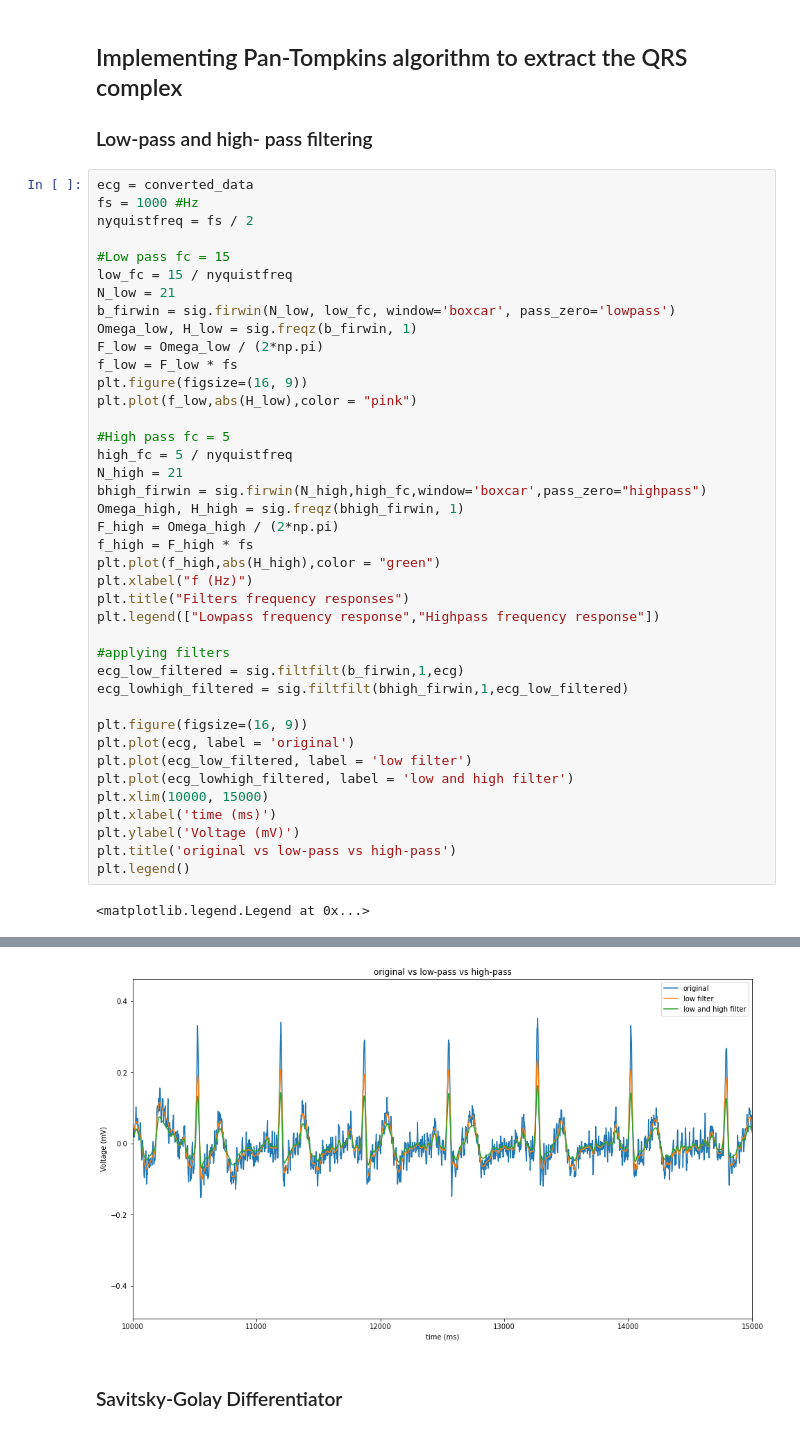
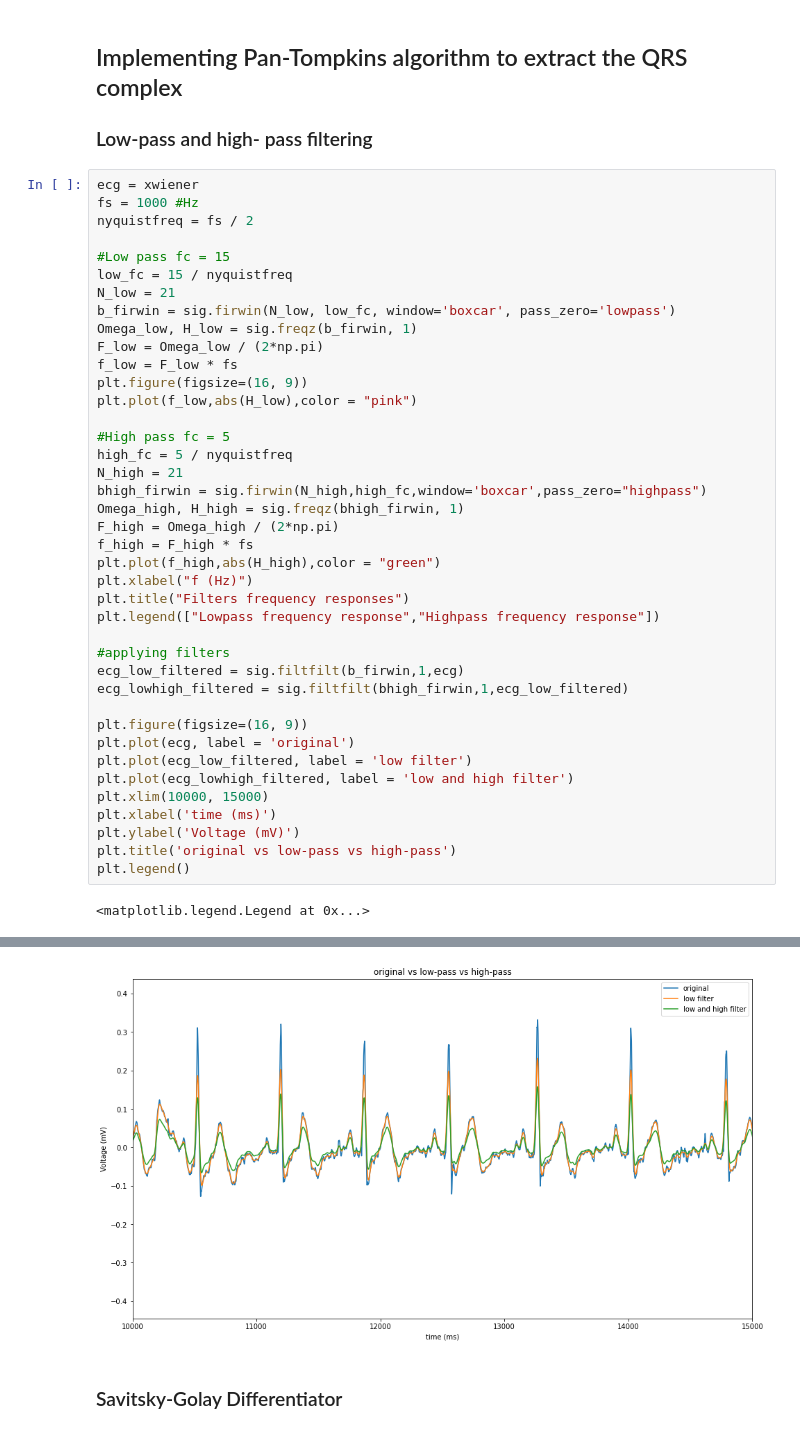
Before and after one commit to sergiogolaya/qrs_complex_detection, a Jupyter notebook: procesado_ecg.ipynb, the cells around one changed output, grey strips where cells are left out. Drawn from its saved outputs; the diff is of its cells as text.

```diff
--- a/procesado_ecg.ipynb
+++ b/procesado_ecg.ipynb
@@ -113,7 +113,7 @@ frecuencia cardiaca = 84.49612403100775
 ## Implementing Pan-Tompkins algorithm to extract the QRS complex
 ### Low-pass and high- pass filtering
 # %%
-ecg = converted_data
+ecg = xwiener
 fs = 1000 #Hz
 nyquistfreq = fs / 2
 
@@ -128,34 +128,34 @@ plt.figure(figsize=(16, 9))
 plt.plot(f_low,abs(H_low),color = "pink")
 
 #High pass fc = 5
 high_fc = 5 / nyquistfreq
 N_high = 21
 bhigh_firwin = sig.firwin(N_high,high_fc,window='boxcar',pass_zero="highpass")
 Omega_high, H_high = sig.freqz(bhigh_firwin, 1)
 F_high = Omega_high / (2*np.pi)
 f_high = F_high * fs
 plt.plot(f_high,abs(H_high),color = "green")
 plt.xlabel("f (Hz)")
 plt.title("Filters frequency responses")
 plt.legend(["Lowpass frequency response","Highpass frequency response"])
 
 #applying filters
 ecg_low_filtered = sig.filtfilt(b_firwin,1,ecg)
 ecg_lowhigh_filtered = sig.filtfilt(bhigh_firwin,1,ecg_low_filtered)
 
 plt.figure(figsize=(16, 9))
 plt.plot(ecg, label = 'original')
 plt.plot(ecg_low_filtered, label = 'low filter')
 plt.plot(ecg_lowhigh_filtered, label = 'low and high filter')
 plt.xlim(10000, 15000)
 plt.xlabel('time (ms)')
 plt.ylabel('Voltage (mV)')
 plt.title('original vs low-pass vs high-pass')
 plt.legend()
 # %% [output]
 <matplotlib.legend.Legend at 0x...>
 [figure]
-[figure, old version]
+[figure, new version]
 # %% [markdown]
 ### Savitsky-Golay Differentiator
 # %%
```
Also changed, not shown: parts of 4 cells of this notebook.
